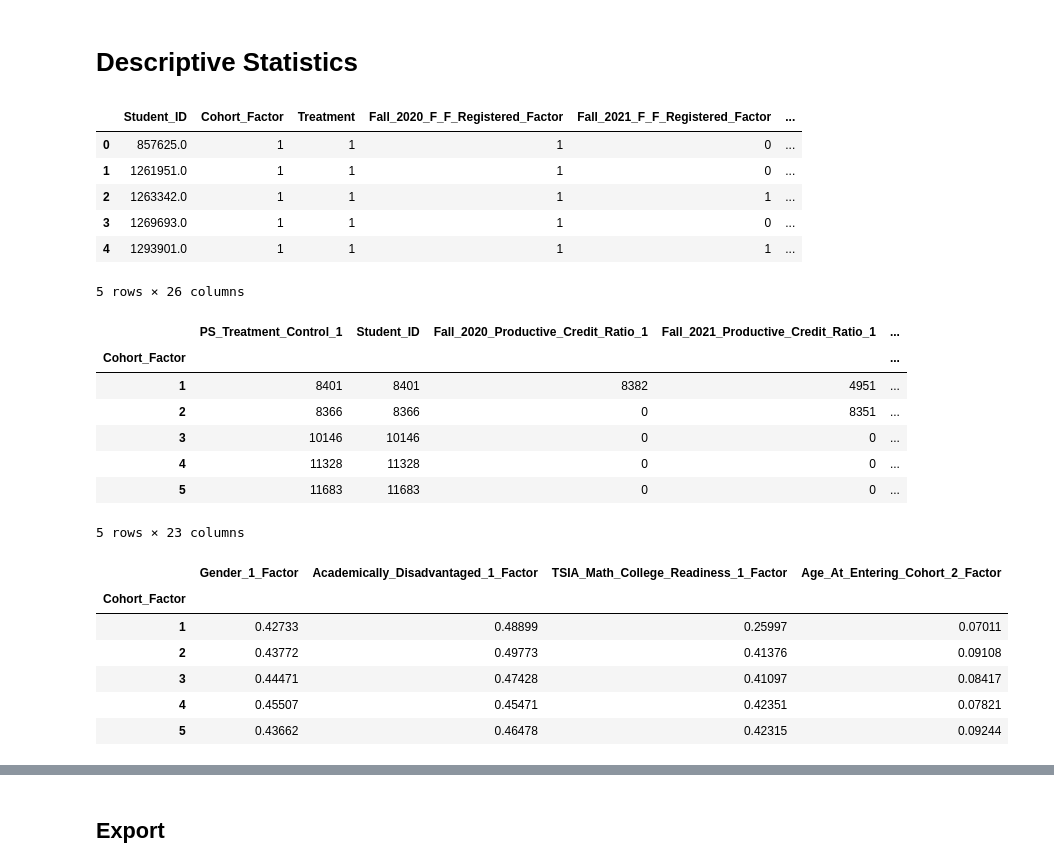
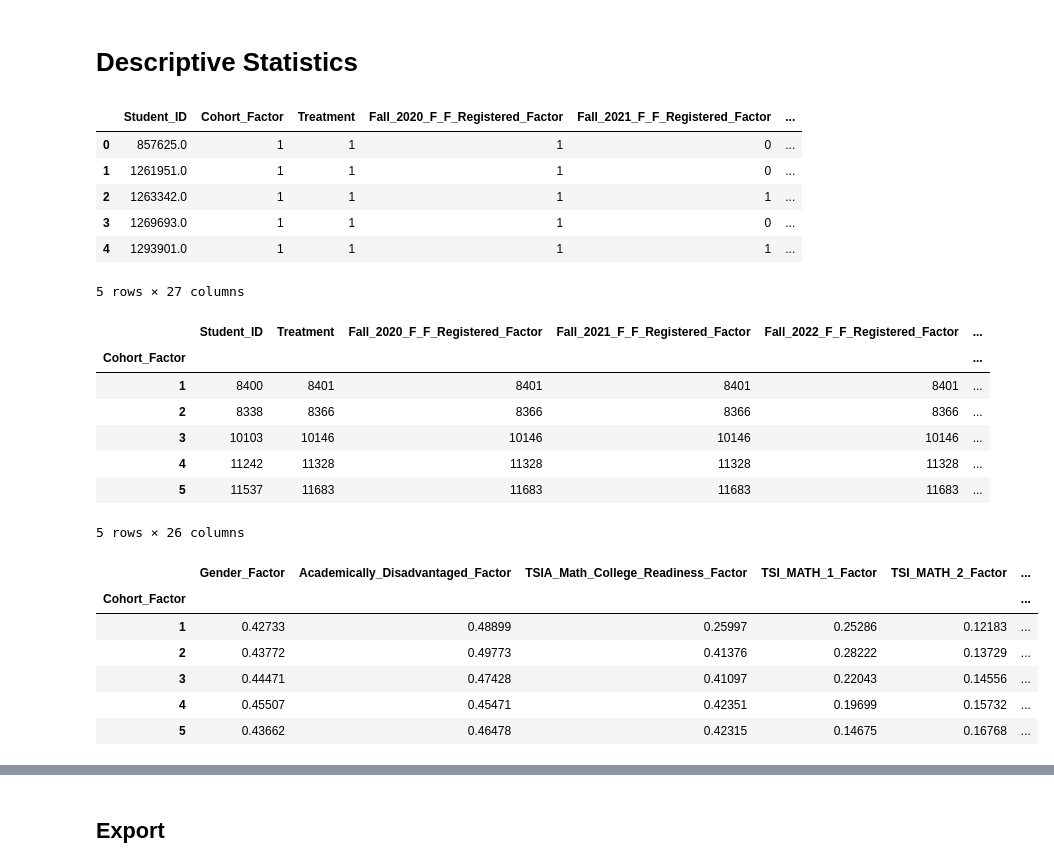
Before and after one commit to jennifergu-125/alamo, a Jupyter notebook: Data_Cleaning_Updated.ipynb, the cells around one changed output, grey strips where cells are left out. Cells and saved outputs as stored; diff of their text form; code cells hidden in the pictures.

Commit message:
Data Descriptives

```diff
--- a/Data_Cleaning_Updated.ipynb
+++ b/Data_Cleaning_Updated.ipynb
@@ -329,7 +329,7 @@ print(master['Acad_Disadv_y'].unique())
 # Not Academic Disadvanted = 0, Academic Disadvanted = 1
 acad_disadv_map = {'Not Academic Disadvantaged': 0,
                    'Academic Disadvantaged': 1}
-master['Academically_Disadvantage_Factor'] = master['Acad_Disadv_y'].map(acad_disadv_map)
+master['Academically_Disadvantaged_Factor'] = master['Acad_Disadv_y'].map(acad_disadv_map)
 # %% [output]
 ['Not Academic Disadvantaged' 'Academic Disadvantaged']
 # %%
@@ -345,6 +345,13 @@ master['Enrollment_Status_Factor'] = master['Enrollment_Status_1'].map(enrollmen
 ['Full-Time' 'Part-Time']
 # %%
 # TSIA Math Score
+
+# RAW TSIA Data
+print(master['TSIA_Math_College_Readiness_1'].unique())
+# Not College Ready = 0, College Ready = 1
+tsia_map = {'Not College Ready': 0,
+            'College Ready': 1}
+master['TSIA_Math_College_Readiness_Factor'] = master['TSIA_Math_College_Readiness_1'].map(tsia_map)
 
 # TSI 1: Minimum score of 350
 master['TSI_MATH_1_Factor'] = pd.cut(master['TSI_MATH_SCORE_y'],
@@ -379,12 +388,8 @@ eligibility_map = {'No': 0,
                    'Yes': 1,
                    ' ': None}
 master['Fall_2020_Academically_Eligible_Factor'] = master['Fall_2020_Academically_Eligible_1'].map(eligibility_map)
-master['Fall_2021_Academically_Eligible_Factor'] = master['Fall_2021_Academically_Eligible_1'].map(eligibility_map)
 master['Fall_2022_Academically_Eligible_Factor'] = master['Fall_2022_Academically_Eligible_1'].map(eligibility_map)
 master['Fall_2023_Academically_Eligible_Factor'] = master['Fall_2023_Academically_Eligible_1'].map(eligibility_map)
-master['Fall_2024_Academically_Eligible_Factor'] = master['Fall_2021_Academically_Eligible_1'].map(eligibility_map)
-
-# 2021 and 2024 already include "1" and "0". We will convert them to entirely numberic vectors subsequently.
 # %% [output]
 ['Yes' 'No' ' ']
 [1 0 '1' '0' ' ']
@@ -402,8 +407,9 @@ df = master[['Student_ID',
              'Fall_2022_F_F_Registered_Factor',
              'Fall_2023_F_F_Registered_Factor',
              'Gender_Factor',
-             'Academically_Disadvantage_Factor',
+             'Academically_Disadvantaged_Factor',
              'Enrollment_Status_Factor',
+             'TSIA_Math_College_Readiness_Factor',
              'TSI_MATH_1_Factor',
              'TSI_MATH_2_Factor',
              'Age_Factor',
@@ -416,10 +422,10 @@ df = master[['Student_ID',
              'Fall_2022_HOURS_EARNED_x',
              'Fall_2023_HOURS_EARNED_x',
              'Fall_2020_Academically_Eligible_Factor',
-             'Fall_2021_Academically_Eligible_Factor',
+             'Fall_2021_Academically_Eligible_1',
              'Fall_2022_Academically_Eligible_Factor',
              'Fall_2023_Academically_Eligible_Factor',
-             'Fall_2024_Academically_Eligible_Factor']]
+             'Fall_2024_Academically_Eligible_1']]
 # %%
 # Converting to Numeric
 
@@ -435,35 +441,38 @@ df.head()
 | 2 | 1263342.0 | 1 | 1 | 1 | 1 | ... |
 | 3 | 1269693.0 | 1 | 1 | 1 | 0 | ... |
 | 4 | 1293901.0 | 1 | 1 | 1 | 1 | ... |
-5 rows × 26 columns
+5 rows × 27 columns
 # %%
 # Cohort Counts
 df.groupby('Cohort_Factor').count()
 # %% [output]
-|  | PS_Treatment_Control_1 | Student_ID | Fall_2020_Productive_Credit_Ratio_1 | Fall_2021_Productive_Credit_Ratio_1 | ... |
-| Cohort_Factor |  |  |  |  | ... |
-| 1 | 8401 | 8401 | 8382 | 4951 | ... |
-| 2 | 8366 | 8366 | 0 | 8351 | ... |
-| 3 | 10146 | 10146 | 0 | 0 | ... |
-| 4 | 11328 | 11328 | 0 | 0 | ... |
-| 5 | 11683 | 11683 | 0 | 0 | ... |
+|  | Student_ID | Treatment | Fall_2020_F_F_Registered_Factor | Fall_2021_F_F_Registered_Factor | Fall_2022_F_F_Registered_Factor | ... |
+| Cohort_Factor |  |  |  |  |  | ... |
+| 1 | 8400 | 8401 | 8401 | 8401 | 8401 | ... |
+| 2 | 8338 | 8366 | 8366 | 8366 | 8366 | ... |
+| 3 | 10103 | 10146 | 10146 | 10146 | 10146 | ... |
+| 4 | 11242 | 11328 | 11328 | 11328 | 11328 | ... |
+| 5 | 11537 | 11683 | 11683 | 11683 | 11683 | ... |
-5 rows × 23 columns
+5 rows × 26 columns
 # %%
-# Mean
+# Means by Cohort
+
 # Gender: Female = 0, Male = 1
 # Academic Disadvantage: No = 0, Yes = 1
 # TSIA Math College Readiness: No = 0, Yes = 1
 # Age: Below 25 = 0, 25 and Above = 1
 
-df.groupby('Cohort_Factor')[['Gender_1_Factor',
-                             'Academically_Disadvantaged_1_Factor',
-                             'TSIA_Math_College_Readiness_1_Factor',
-                             'Age_At_Entering_Cohort_2_Factor']].mean().round(5)
+df.groupby('Cohort_Factor')[['Gender_Factor',
+                             'Academically_Disadvantaged_Factor',
+                             'TSIA_Math_College_Readiness_Factor',
+                             'TSI_MATH_1_Factor',
+                             'TSI_MATH_2_Factor',
+                             'Age_Factor']].mean().round(5)
 # %% [output]
-|  | Gender_1_Factor | Academically_Disadvantaged_1_Factor | TSIA_Math_College_Readiness_1_Factor | Age_At_Entering_Cohort_2_Factor |
-| Cohort_Factor |  |  |  |  |
-| 1 | 0.42733 | 0.48899 | 0.25997 | 0.07011 |
-| 2 | 0.43772 | 0.49773 | 0.41376 | 0.09108 |
-| 3 | 0.44471 | 0.47428 | 0.41097 | 0.08417 |
-| 4 | 0.45507 | 0.45471 | 0.42351 | 0.07821 |
-| 5 | 0.43662 | 0.46478 | 0.42315 | 0.09244 |
+|  | Gender_Factor | Academically_Disadvantaged_Factor | TSIA_Math_College_Readiness_Factor | TSI_MATH_1_Factor | TSI_MATH_2_Factor | ... |
+| Cohort_Factor |  |  |  |  |  | ... |
+| 1 | 0.42733 | 0.48899 | 0.25997 | 0.25286 | 0.12183 | ... |
+| 2 | 0.43772 | 0.49773 | 0.41376 | 0.28222 | 0.13729 | ... |
+| 3 | 0.44471 | 0.47428 | 0.41097 | 0.22043 | 0.14556 | ... |
+| 4 | 0.45507 | 0.45471 | 0.42351 | 0.19699 | 0.15732 | ... |
+| 5 | 0.43662 | 0.46478 | 0.42315 | 0.14675 | 0.16768 | ... |
```
Also changed, not shown: parts of 21 cells of this notebook, 1 other file.
